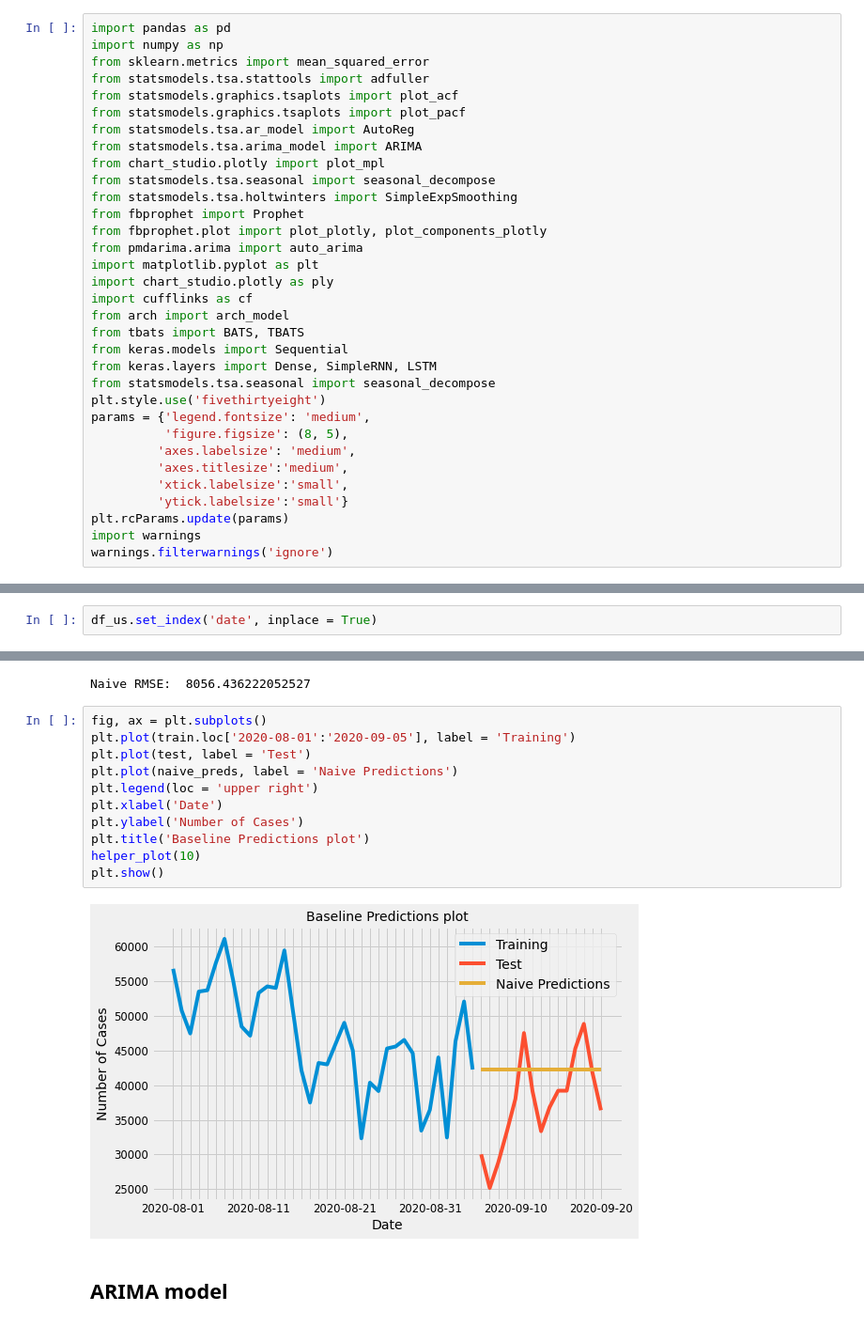
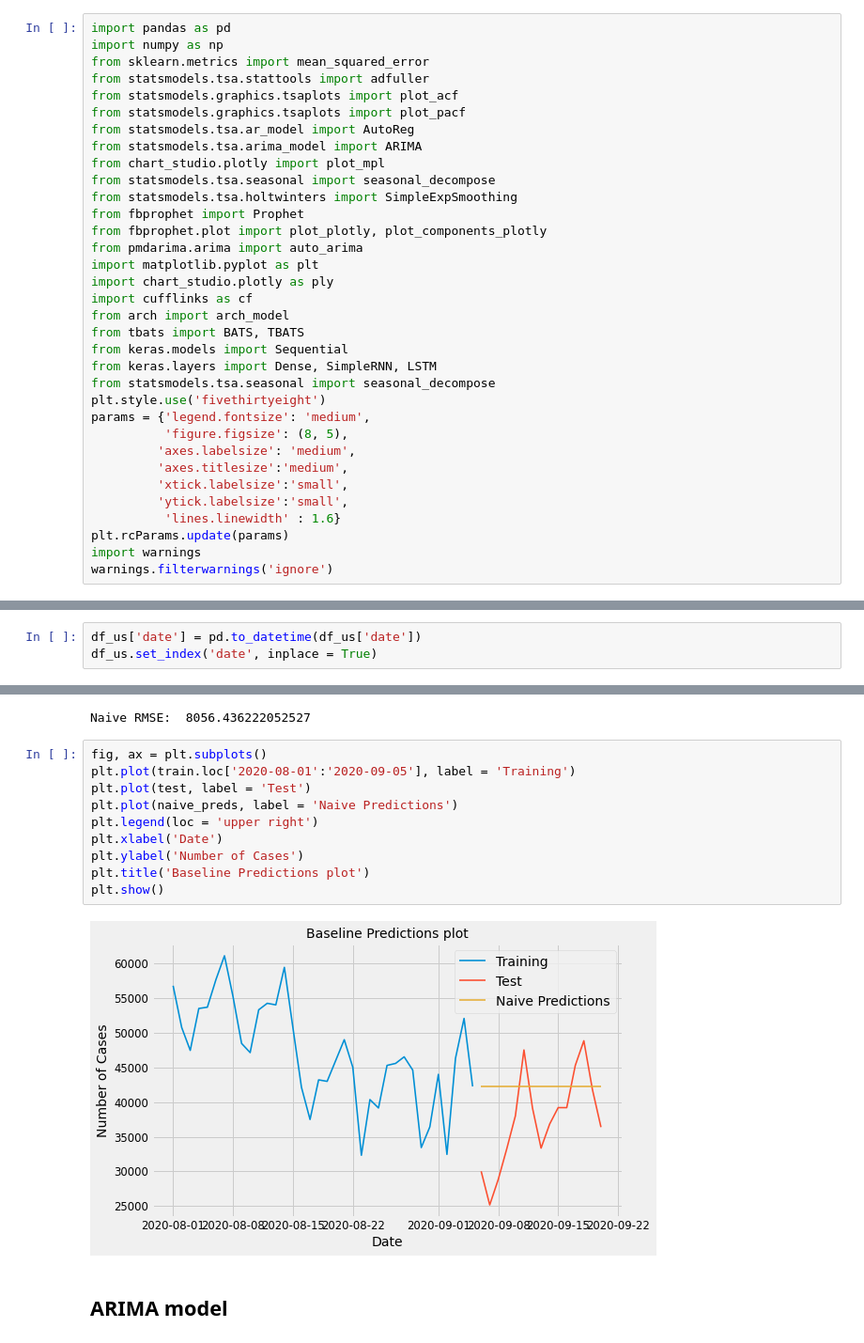
Before and after one commit to jagan-singh/covid-forecasting, a Jupyter notebook: us_cases.ipynb, the cells around one changed output, grey strips where cells are left out. Shown at 94% size. Drawn from its saved outputs; the diff is of its cells as text.

Commit message:
fixed plots

```diff
--- a/us_cases.ipynb
+++ b/us_cases.ipynb
@@ -27,7 +27,8 @@ params = {'legend.fontsize': 'medium',
          'axes.labelsize': 'medium',
          'axes.titlesize':'medium',
          'xtick.labelsize':'small',
-         'ytick.labelsize':'small'}
+         'ytick.labelsize':'small',
+          'lines.linewidth' : 1.6}
 plt.rcParams.update(params)
 import warnings
 warnings.filterwarnings('ignore')
@@ -36,4 +44,5 @@ df_us = pd.read_csv('us.csv')
 # %%
+df_us['date'] = pd.to_datetime(df_us['date'])
 df_us.set_index('date', inplace = True)
 # %%
 df_us.shape
@@ -210,16 +211,15 @@ Naive RMSE:  8056.436222052527
 # %%
 fig, ax = plt.subplots()
 plt.plot(train.loc['2020-08-01':'2020-09-05'], label = 'Training')
 plt.plot(test, label = 'Test')
 plt.plot(naive_preds, label = 'Naive Predictions')
 plt.legend(loc = 'upper right')
 plt.xlabel('Date')
 plt.ylabel('Number of Cases')
 plt.title('Baseline Predictions plot')
-helper_plot(10)
 plt.show()
 # %% [output]
-[figure, old version]
+[figure, new version]
 # %% [markdown]
 ## ARIMA model
 # %%
```
Also changed, not shown: parts of 57 cells of this notebook, 1 other file.
